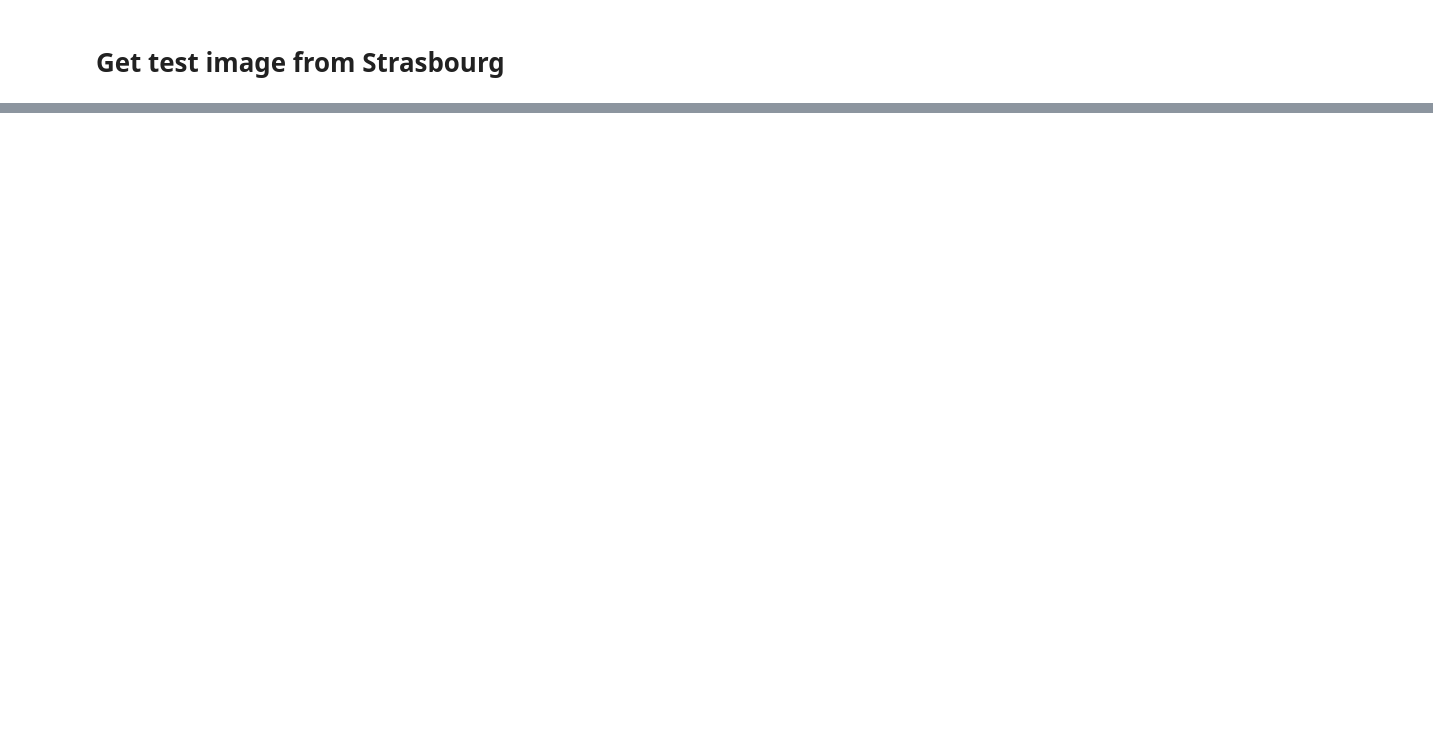
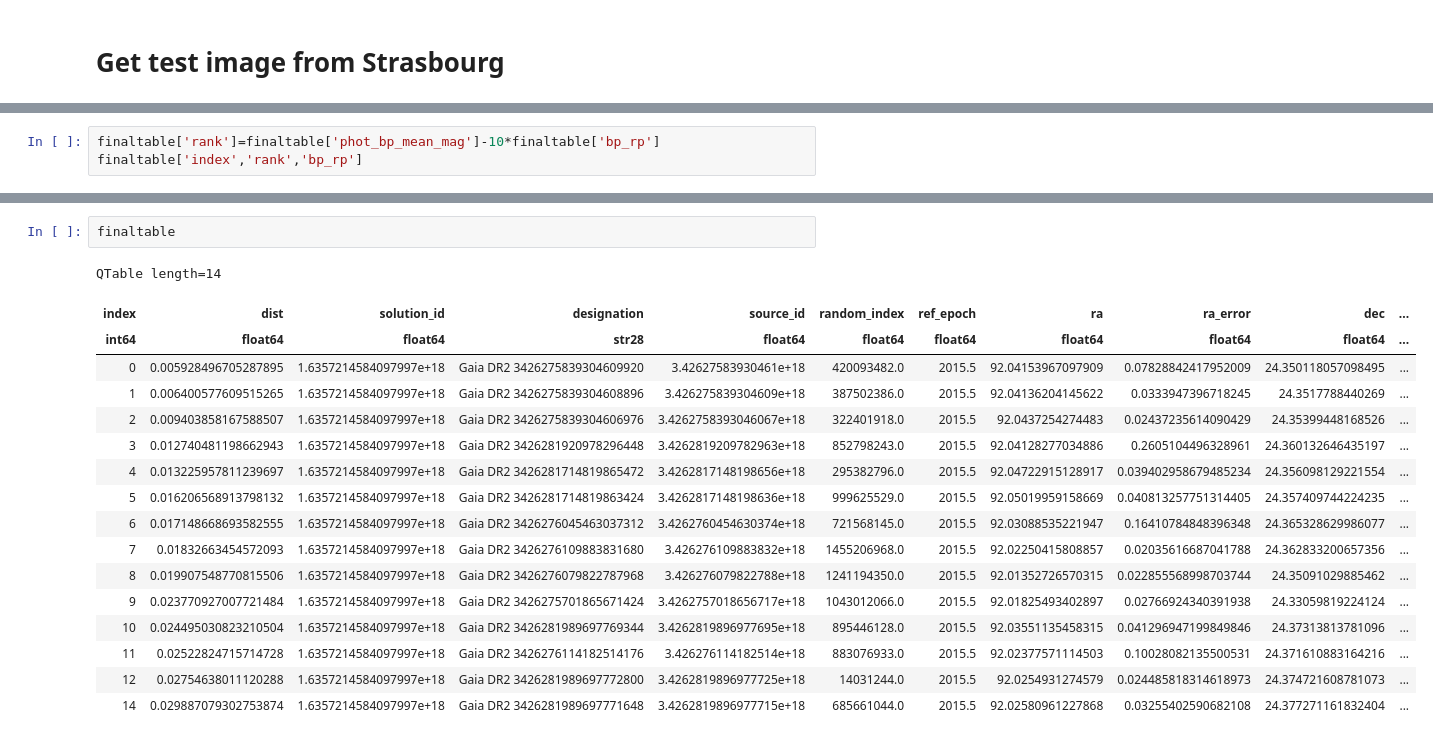
Before and after one commit to koeppeda/SAMOS-DMD-Tools, a Jupyter notebook: SAMOS_wcs_with_Gaia_query.ipynb, the cells around one changed output, grey strips where cells are left out. Saved outputs shown, nothing was run; the diff lists cells and outputs as text; blank space fills up the shorter version.

```diff
--- a/SAMOS_wcs_with_Gaia_query.ipynb
+++ b/SAMOS_wcs_with_Gaia_query.ipynb
@@ -576,0 +845,3 @@ plt.show(im)
+# %%
+finaltable['rank']=finaltable['phot_bp_mean_mag']-10*finaltable['bp_rp']
+finaltable['index','rank','bp_rp']
@@ -576,0 +870,20 @@ plt.show(im)
+# %%
+finaltable
+# %% [output]
+QTable length=14
+| index | dist | solution_id | designation | source_id | random_index | ref_epoch | ra | ra_error | dec | ... |
+| int64 | float64 | float64 | str28 | float64 | float64 | float64 | float64 | float64 | float64 | ... |
+| 0 | 0.005928496705287895 | 1.6357214584097997e+18 | Gaia DR2 3426275839304609920 | 3.42627583930461e+18 | 420093482.0 | 2015.5 | 92.04153967097909 | 0.07828842417952009 | 24.350118057098495 | ... |
+| 1 | 0.006400577609515265 | 1.6357214584097997e+18 | Gaia DR2 3426275839304608896 | 3.426275839304609e+18 | 387502386.0 | 2015.5 | 92.04136204145622 | 0.0333947396718245 | 24.3517788440269 | ... |
+| 2 | 0.009403858167588507 | 1.6357214584097997e+18 | Gaia DR2 3426275839304606976 | 3.4262758393046067e+18 | 322401918.0 | 2015.5 | 92.0437254274483 | 0.02437235614090429 | 24.35399448168526 | ... |
+| 3 | 0.012740481198662943 | 1.6357214584097997e+18 | Gaia DR2 3426281920978296448 | 3.4262819209782963e+18 | 852798243.0 | 2015.5 | 92.04128277034886 | 0.2605104496328961 | 24.360132646435197 | ... |
+| 4 | 0.013225957811239697 | 1.6357214584097997e+18 | Gaia DR2 3426281714819865472 | 3.4262817148198656e+18 | 295382796.0 | 2015.5 | 92.04722915128917 | 0.039402958679485234 | 24.356098129221554 | ... |
+| 5 | 0.016206568913798132 | 1.6357214584097997e+18 | Gaia DR2 3426281714819863424 | 3.4262817148198636e+18 | 999625529.0 | 2015.5 | 92.05019959158669 | 0.040813257751314405 | 24.357409744224235 | ... |
+| 6 | 0.017148668693582555 | 1.6357214584097997e+18 | Gaia DR2 3426276045463037312 | 3.4262760454630374e+18 | 721568145.0 | 2015.5 | 92.03088535221947 | 0.16410784848396348 | 24.365328629986077 | ... |
+| 7 | 0.01832663454572093 | 1.6357214584097997e+18 | Gaia DR2 3426276109883831680 | 3.426276109883832e+18 | 1455206968.0 | 2015.5 | 92.02250415808857 | 0.02035616687041788 | 24.362833200657356 | ... |
+| 8 | 0.019907548770815506 | 1.6357214584097997e+18 | Gaia DR2 3426276079822787968 | 3.426276079822788e+18 | 1241194350.0 | 2015.5 | 92.01352726570315 | 0.022855568998703744 | 24.35091029885462 | ... |
+| 9 | 0.023770927007721484 | 1.6357214584097997e+18 | Gaia DR2 3426275701865671424 | 3.4262757018656717e+18 | 1043012066.0 | 2015.5 | 92.01825493402897 | 0.02766924340391938 | 24.33059819224124 | ... |
+| 10 | 0.024495030823210504 | 1.6357214584097997e+18 | Gaia DR2 3426281989697769344 | 3.4262819896977695e+18 | 895446128.0 | 2015.5 | 92.03551135458315 | 0.041296947199849846 | 24.37313813781096 | ... |
+| 11 | 0.02522824715714728 | 1.6357214584097997e+18 | Gaia DR2 3426276114182514176 | 3.426276114182514e+18 | 883076933.0 | 2015.5 | 92.02377571114503 | 0.10028082135500531 | 24.371610883164216 | ... |
+| 12 | 0.02754638011120288 | 1.6357214584097997e+18 | Gaia DR2 3426281989697772800 | 3.4262819896977725e+18 | 14031244.0 | 2015.5 | 92.0254931274579 | 0.024485818314618973 | 24.374721608781073 | ... |
+| 14 | 0.029887079302753874 | 1.6357214584097997e+18 | Gaia DR2 3426281989697771648 | 3.4262819896977715e+18 | 685661044.0 | 2015.5 | 92.02580961227868 | 0.03255402590682108 | 24.377271161832404 | ... |
```
Also changed, not shown: parts of 31 cells of this notebook, 1 other file.
